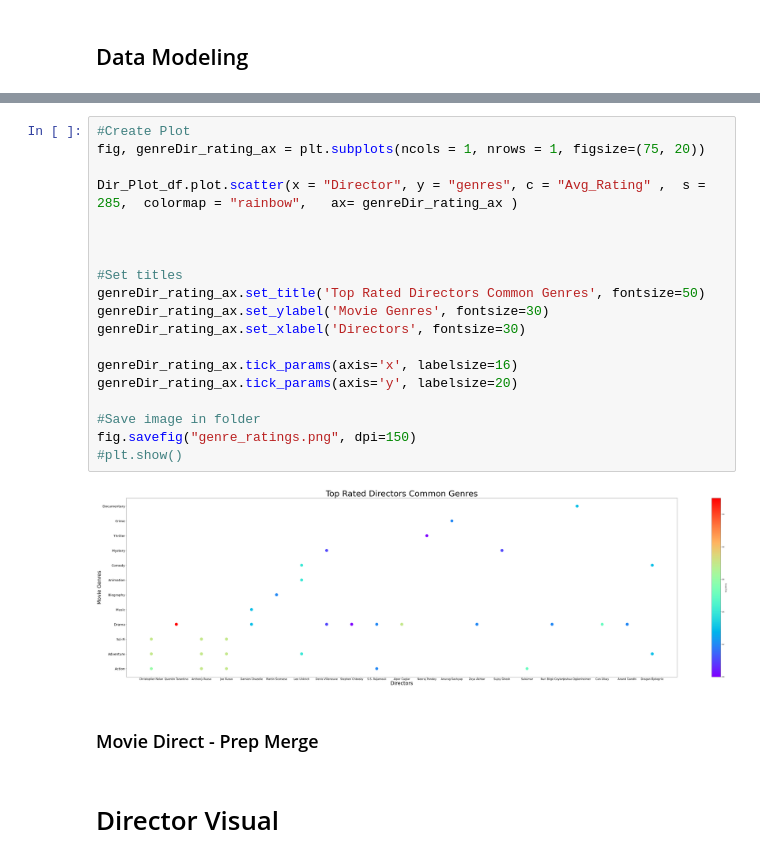
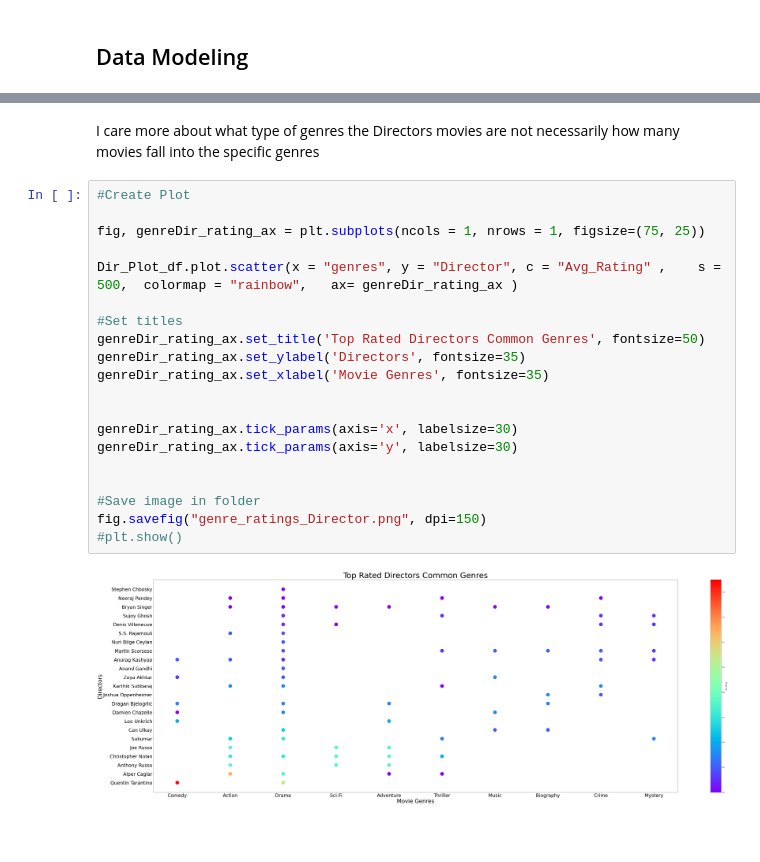
Before and after one commit to Dmvinedata/Phase1_Project, a Jupyter notebook: Microsoft_Rec_DJackson_June22.ipynb, the cells around one changed output, grey strips where cells are left out. Cells and saved outputs as stored; diff of their text form; blank space fills up the shorter version.

```diff
--- a/Microsoft_Rec_DJackson_June22.ipynb
+++ b/Microsoft_Rec_DJackson_June22.ipynb
@@ -808,25 +1090,24 @@ Dir_Plot_df
+# %% [markdown]
+I care more about what type of genres the Directors movies are not necessarily how many movies fall into the specific genres
 # %%
 #Create Plot
-fig, genreDir_rating_ax = plt.subplots(ncols = 1, nrows = 1, figsize=(75, 20))
 
-Dir_Plot_df.plot.scatter(x = "Director", y = "genres", c = "Avg_Rating" ,  s = 285,  colormap = "rainbow",   ax= genreDir_rating_ax )
+fig, genreDir_rating_ax = plt.subplots(ncols = 1, nrows = 1, figsize=(75, 25))
 
-
+Dir_Plot_df.plot.scatter(x = "genres", y = "Director", c = "Avg_Rating" ,    s = 500,  colormap = "rainbow",   ax= genreDir_rating_ax )
 
 #Set titles
 genreDir_rating_ax.set_title('Top Rated Directors Common Genres', fontsize=50)
-genreDir_rating_ax.set_ylabel('Movie Genres', fontsize=30)
-genreDir_rating_ax.set_xlabel('Directors', fontsize=30)
+genreDir_rating_ax.set_ylabel('Directors', fontsize=35)
+genreDir_rating_ax.set_xlabel('Movie Genres', fontsize=35)
 
-genreDir_rating_ax.tick_params(axis='x', labelsize=16)
-genreDir_rating_ax.tick_params(axis='y', labelsize=20)
+
+genreDir_rating_ax.tick_params(axis='x', labelsize=30)
+genreDir_rating_ax.tick_params(axis='y', labelsize=30)
+
 
 #Save image in folder
-fig.savefig("genre_ratings.png", dpi=150)
+fig.savefig("genre_ratings_Director.png", dpi=150)
 #plt.show()
 # %% [output]
-[figure, old version]
+[figure, new version]
-# %% [markdown]
-### Movie Direct - Prep Merge
-# %% [markdown]
-# Director Visual
```
Also changed, not shown: parts of 78 cells of this notebook.
